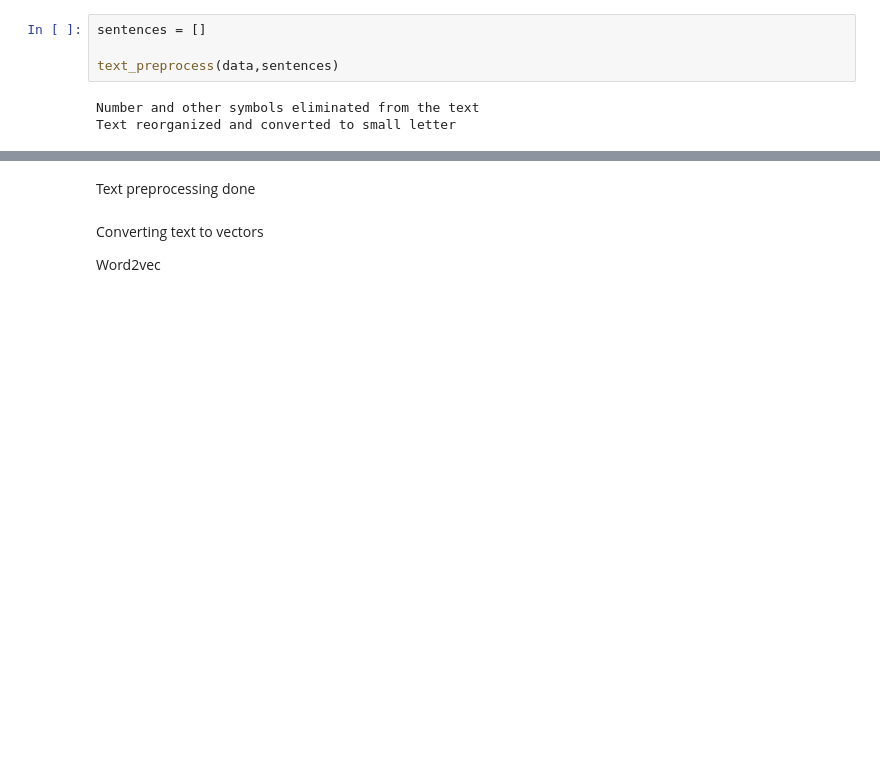
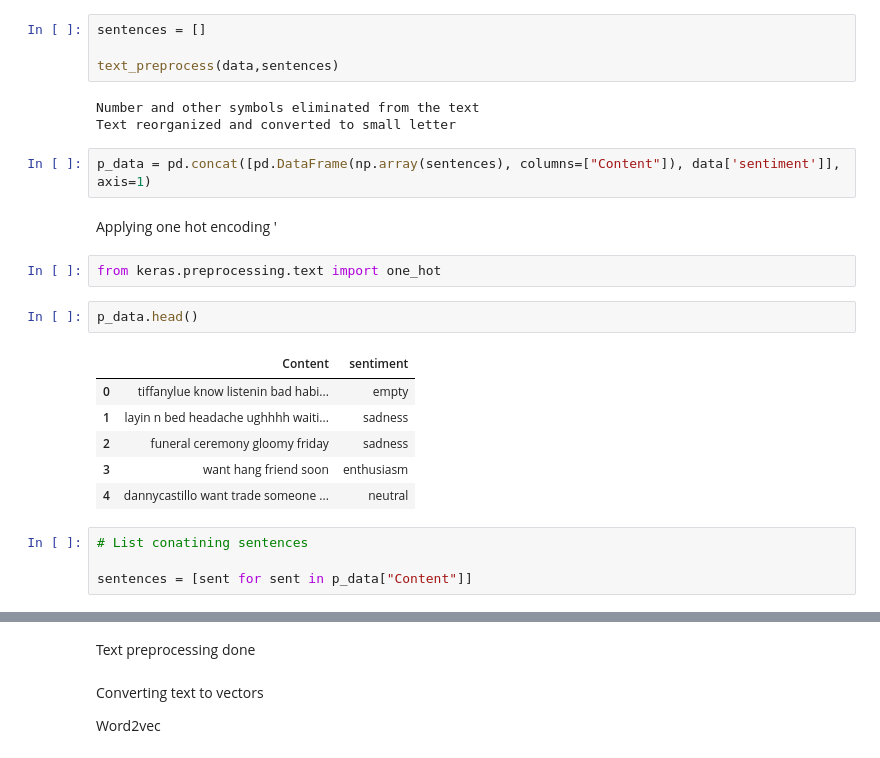
Before and after one commit to abhi-11nav/Text-Emotion-Detection, a Jupyter notebook: Text_Emotion_Detection.ipynb, the cells around one changed output, grey strips where cells are left out. Drawn from its saved outputs; the diff is of its cells as text; blank space fills up the shorter version.

```diff
--- a/Text_Emotion_Detection.ipynb
+++ b/Text_Emotion_Detection.ipynb
@@ -132,3 +132,22 @@ text_preprocess(data,sentences)
 # %% [output]
 Number and other symbols eliminated from the text
 Text reorganized and converted to small letter
+# %%
+p_data = pd.concat([pd.DataFrame(np.array(sentences), columns=["Content"]), data['sentiment']], axis=1)
+# %% [markdown]
+Applying one hot encoding '
+# %%
+from keras.preprocessing.text import one_hot
+# %%
+p_data.head()
+# %% [output]
+|  | Content | sentiment |
+| 0 | tiffanylue know listenin bad habi... | empty |
+| 1 | layin n bed headache ughhhh waiti... | sadness |
+| 2 | funeral ceremony gloomy friday | sadness |
+| 3 | want hang friend soon | enthusiasm |
+| 4 | dannycastillo want trade someone ... | neutral |
+# %%
+# List conatining sentences
+
+sentences = [sent for sent in p_data["Content"]]
```
Also changed, not shown: parts of 33 cells of this notebook.
